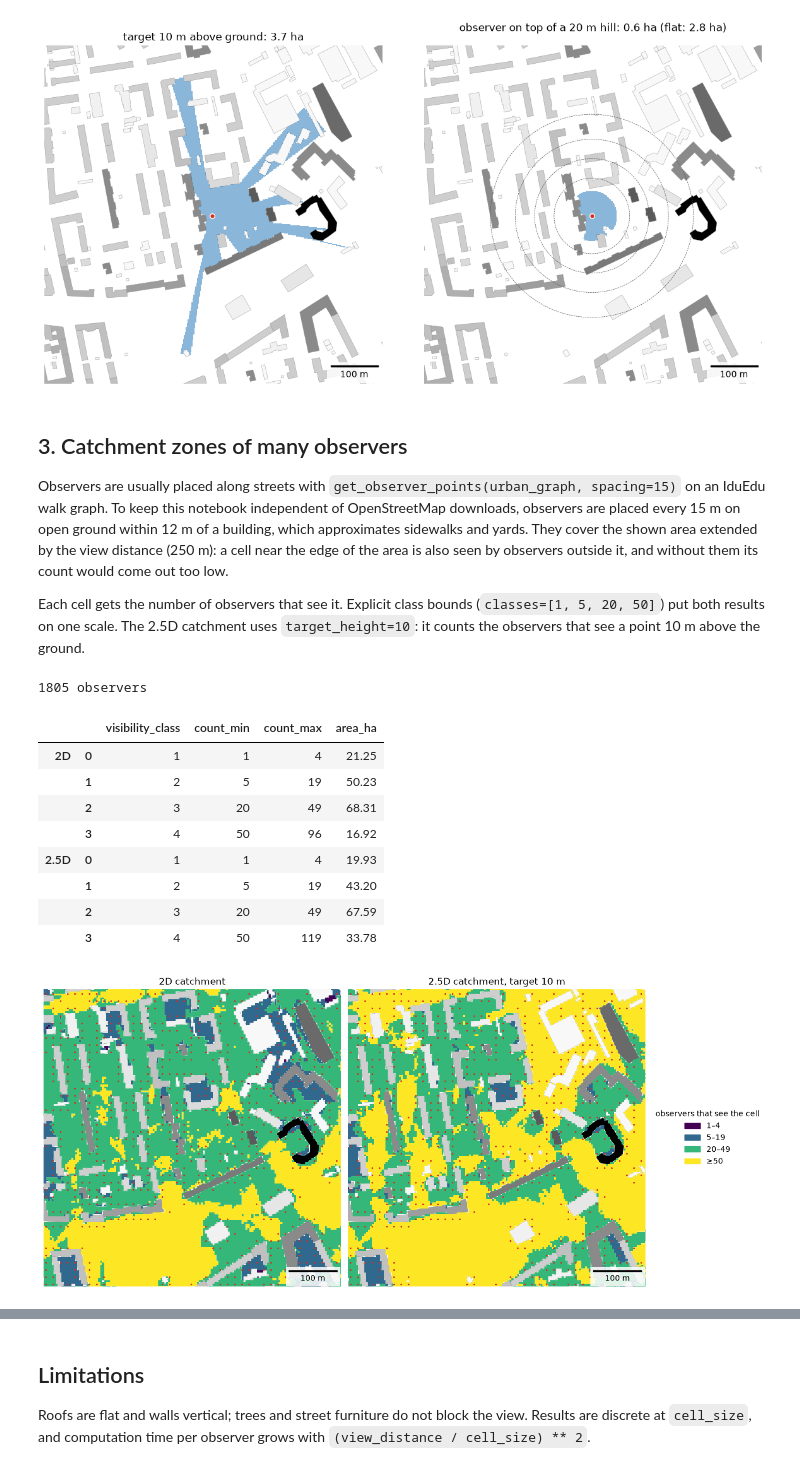
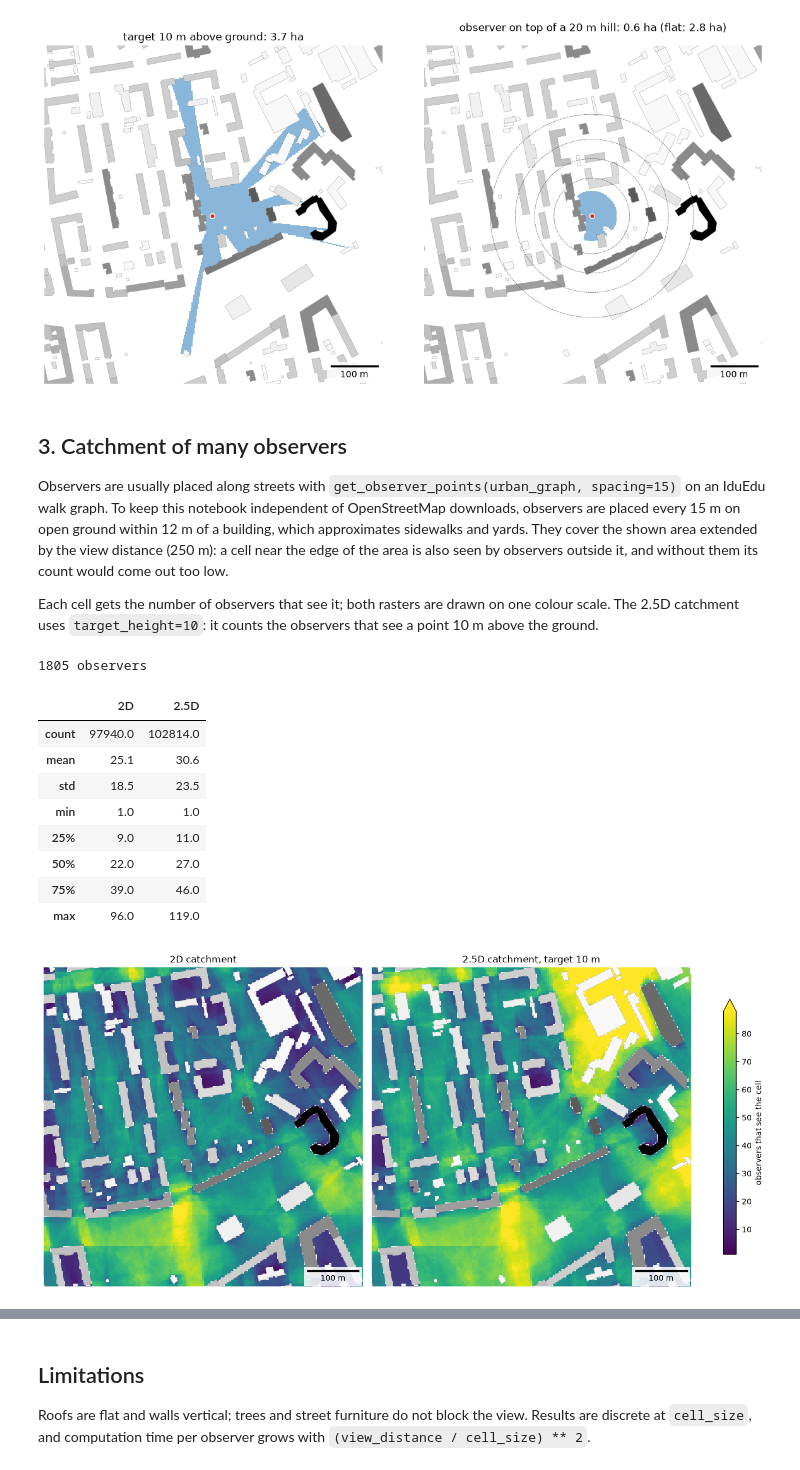
Before and after one commit to IDUclub/ObjectNat, a Jupyter notebook: docs/methods/examples/viewshed.ipynb, the cells around one changed output, grey strips where cells are left out. Drawn from its saved outputs; the diff is of its cells as text; code cells hidden in the pictures.

Commit message:
docs: visibility catchment as rasters of observer counts
Method text, figure, notebooks and the Russian translation follow the catchment without classes.

```diff
--- a/docs/methods/examples/viewshed.ipynb
+++ b/docs/methods/examples/viewshed.ipynb
@@ -160,7 +160,7 @@ plt.show()
 # %% [output]
 [figure]
 # %% [markdown]
-## 3. Catchment zones of many observers
+## 3. Catchment of many observers
 
 Observers are usually placed along streets with `get_observer_points(urban_graph, spacing=15)` on an IduEdu walk
 graph. To keep this notebook independent of OpenStreetMap downloads, observers are placed every 15 m on open ground
@@ -168,49 +168,43 @@ within 12 m of a building, which approximates sidewalks and yards. They cover th
 distance (250 m): a cell near the edge of the area is also seen by observers outside it, and without them its
 count would come out too low.
 
-Each cell gets the number of observers that see it. Explicit class bounds (`classes=[1, 5, 20, 50]`) put both
-results on one scale. The 2.5D catchment uses `target_height=10`: it counts the observers that see a point 10 m above
+Each cell gets the number of observers that see it; both rasters are drawn on one colour scale. The 2.5D catchment uses `target_height=10`: it counts the observers that see a point 10 m above
 the ground.
 # %%
 inner = box.buffer(-50, join_style="mitre")  # the area shown below
 # observers also around it, up to the view distance; buildings far enough around them
 wide_scene = buildings[buildings.intersects(inner.buffer(500))]
 observers = open_points(inner.buffer(250, join_style="mitre"), 15, min_dist=2, max_dist=12, obstacles=wide_scene)
-bounds = [1, 5, 20, 50]
-c2d = get_visibility_catchment(observers, wide_scene, view_distance=250, cell_size=4, classes=bounds)
-c25 = get_viewshed_catchment(observers, wide_scene, view_distance=250, cell_size=4, classes=bounds, target_height=10,
-                             **HEIGHTS)
+c2d = get_visibility_catchment(observers, wide_scene, view_distance=250, cell_size=4)
+c25 = get_viewshed_catchment(observers, wide_scene, view_distance=250, cell_size=4, target_height=10, **HEIGHTS)
 print(len(observers), "observers")
-pd.concat({"2D": c2d.drop(columns="geometry").assign(area_ha=c2d.area / 1e4),
-           "2.5D": c25.drop(columns="geometry").assign(area_ha=c25.area / 1e4)}).round(2)
+pd.DataFrame({"2D": c2d["count"].describe(), "2.5D": c25["count"].describe()}).round(1)
 # %% [output]
 1805 observers
-|  |  | visibility_class | count_min | count_max | area_ha |
-| 2D | 0 | 1 | 1 | 4 | 21.25 |
-|  | 1 | 2 | 5 | 19 | 50.23 |
-|  | 2 | 3 | 20 | 49 | 68.31 |
-|  | 3 | 4 | 50 | 96 | 16.92 |
-| 2.5D | 0 | 1 | 1 | 4 | 19.93 |
-|  | 1 | 2 | 5 | 19 | 43.20 |
-|  | 2 | 3 | 20 | 49 | 67.59 |
-|  | 3 | 4 | 50 | 119 | 33.78 |
+|  | 2D | 2.5D |
+| count | 97940.0 | 102814.0 |
+| mean | 25.1 | 30.6 |
+| std | 18.5 | 23.5 |
+| min | 1.0 | 1.0 |
+| 25% | 9.0 | 11.0 |
+| 50% | 22.0 | 27.0 |
+| 75% | 39.0 | 46.0 |
+| max | 96.0 | 119.0 |
 # %%
-from matplotlib.patches import Patch
+from objectnat import rasterize
 
-cmap = plt.get_cmap("viridis", len(bounds))
-labels = ["1–4", "5–19", "20–49", "≥50"]
+rasters = {"2D catchment": rasterize(c2d, "count"), "2.5D catchment, target 10 m": rasterize(c25, "count")}
+vmax = max(np.nanpercentile(r.values, 98) for r in rasters.values())  # one colour scale for both
 fig, axs = plt.subplots(1, 2, figsize=(13, 6), constrained_layout=True)
-for ax, result, title in [(axs[0], c2d, "2D catchment"), (axs[1], c25, "2.5D catchment, target 10 m")]:
+for ax, (title, raster) in zip(axs, rasters.items()):
+    im = raster.plot(ax=ax, cmap="viridis", vmin=1, vmax=vmax)
     scene.plot(ax=ax, column=heights, cmap="Greys", norm=hnorm, edgecolor="#8c8c8c", linewidth=0.3)
-    result.plot(ax=ax, color=[cmap(c - 1) for c in result["visibility_class"]], linewidth=0)
-    observers.plot(ax=ax, color="#d7301f", markersize=1.5)
     map_extent(ax, inner.bounds, outline=False)
     ax.set_title(title)
-axs[1].legend(handles=[Patch(color=cmap(k), label=lab) for k, lab in enumerate(labels)],
-              title="observers that see the cell", loc="center left", bbox_to_anchor=(1.01, 0.5), frameon=False)
+fig.colorbar(im, ax=axs, shrink=0.8, extend="max", label="observers that see the cell")
 plt.show()
 # %% [output]
-[figure, old version]
+[figure, new version]
 # %% [markdown]
 ## 4. Your own area
 
```
Also changed, not shown: parts of 4 cells of this notebook, 12 other files.
